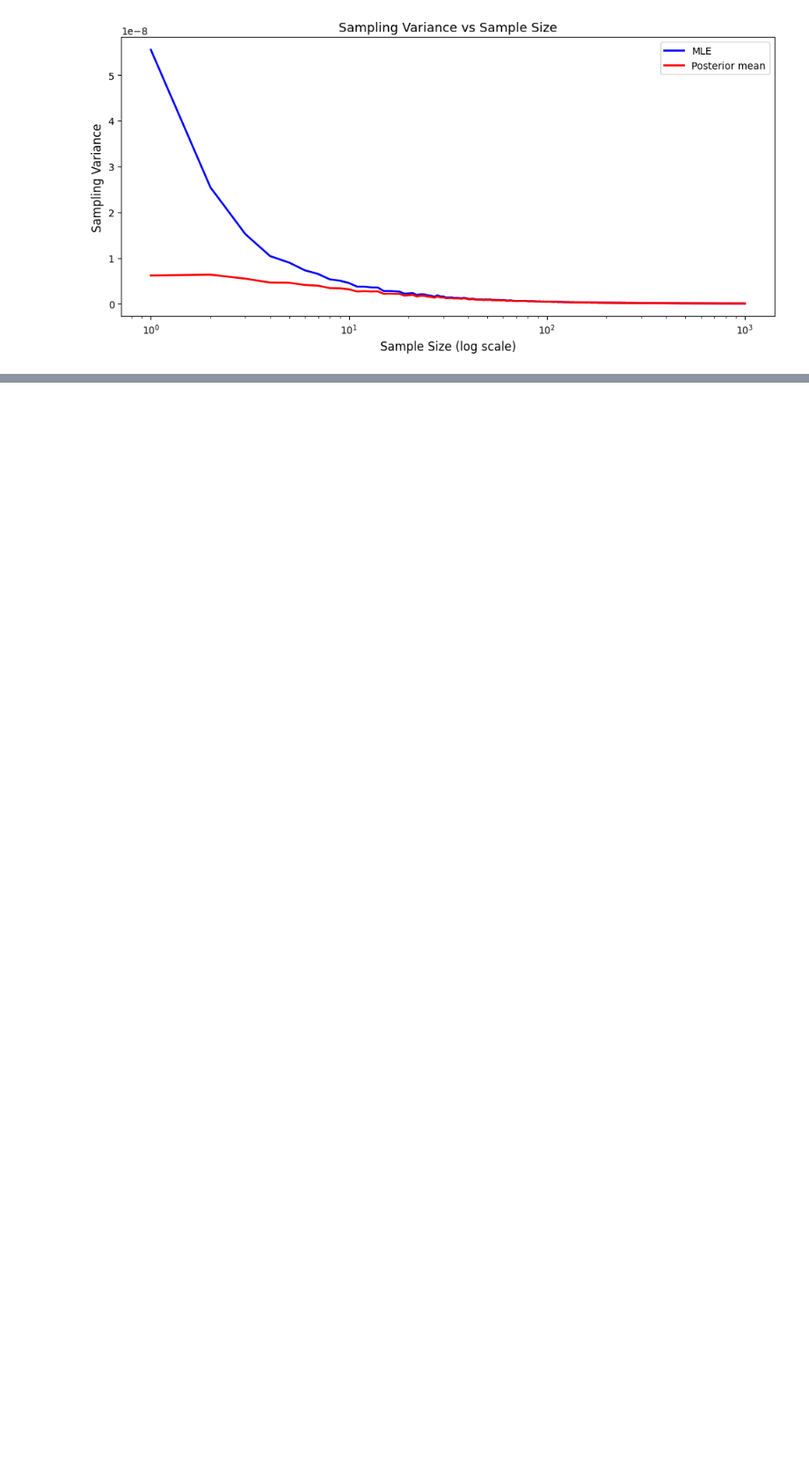
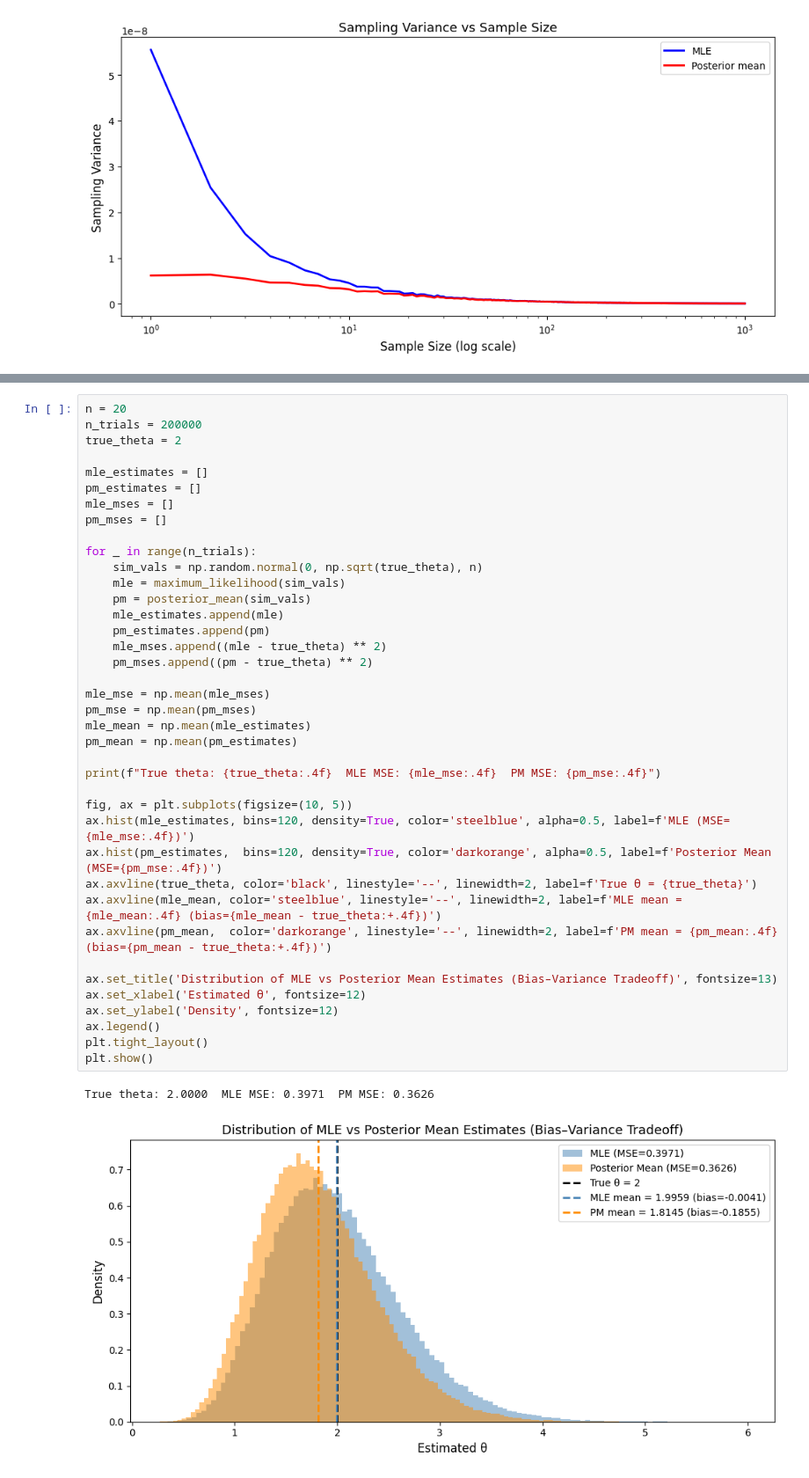
Before and after one commit to su-andrew/stats200q, a Jupyter notebook: Stats200_Book.ipynb, the cells around one changed output, grey strips where cells are left out. Shown at 88% size. Drawn from its saved outputs; the diff is of its cells as text; blank space fills up the shorter version.

```diff
--- a/Stats200_Book.ipynb
+++ b/Stats200_Book.ipynb
@@ -340,0 +396,42 @@ plt.show()
+# %%
+n = 20
+n_trials = 200000
+true_theta = 2
+
+mle_estimates = []
+pm_estimates = []
+mle_mses = []
+pm_mses = []
+
+for _ in range(n_trials):
+    sim_vals = np.random.normal(0, np.sqrt(true_theta), n)
+    mle = maximum_likelihood(sim_vals)
+    pm = posterior_mean(sim_vals)
+    mle_estimates.append(mle)
+    pm_estimates.append(pm)
+    mle_mses.append((mle - true_theta) ** 2)
+    pm_mses.append((pm - true_theta) ** 2)
+
+mle_mse = np.mean(mle_mses)
+pm_mse = np.mean(pm_mses)
+mle_mean = np.mean(mle_estimates)
+pm_mean = np.mean(pm_estimates)
+
+print(f"True theta: {true_theta:.4f}  MLE MSE: {mle_mse:.4f}  PM MSE: {pm_mse:.4f}")
+
+fig, ax = plt.subplots(figsize=(10, 5))
+ax.hist(mle_estimates, bins=120, density=True, color='steelblue', alpha=0.5, label=f'MLE (MSE={mle_mse:.4f})')
+ax.hist(pm_estimates,  bins=120, density=True, color='darkorange', alpha=0.5, label=f'Posterior Mean (MSE={pm_mse:.4f})')
+ax.axvline(true_theta, color='black', linestyle='--', linewidth=2, label=f'True θ = {true_theta}')
+ax.axvline(mle_mean, color='steelblue', linestyle='--', linewidth=2, label=f'MLE mean = {mle_mean:.4f} (bias={mle_mean - true_theta:+.4f})')
+ax.axvline(pm_mean,  color='darkorange', linestyle='--', linewidth=2, label=f'PM mean = {pm_mean:.4f} (bias={pm_mean - true_theta:+.4f})')
+
+ax.set_title('Distribution of MLE vs Posterior Mean Estimates (Bias–Variance Tradeoff)', fontsize=13)
+ax.set_xlabel('Estimated θ', fontsize=12)
+ax.set_ylabel('Density', fontsize=12)
+ax.legend()
+plt.tight_layout()
+plt.show()
+# %% [output]
+True theta: 2.0000  MLE MSE: 0.3971  PM MSE: 0.3626
+[figure, added]
```
Also changed, not shown: parts of 8 cells of this notebook.
